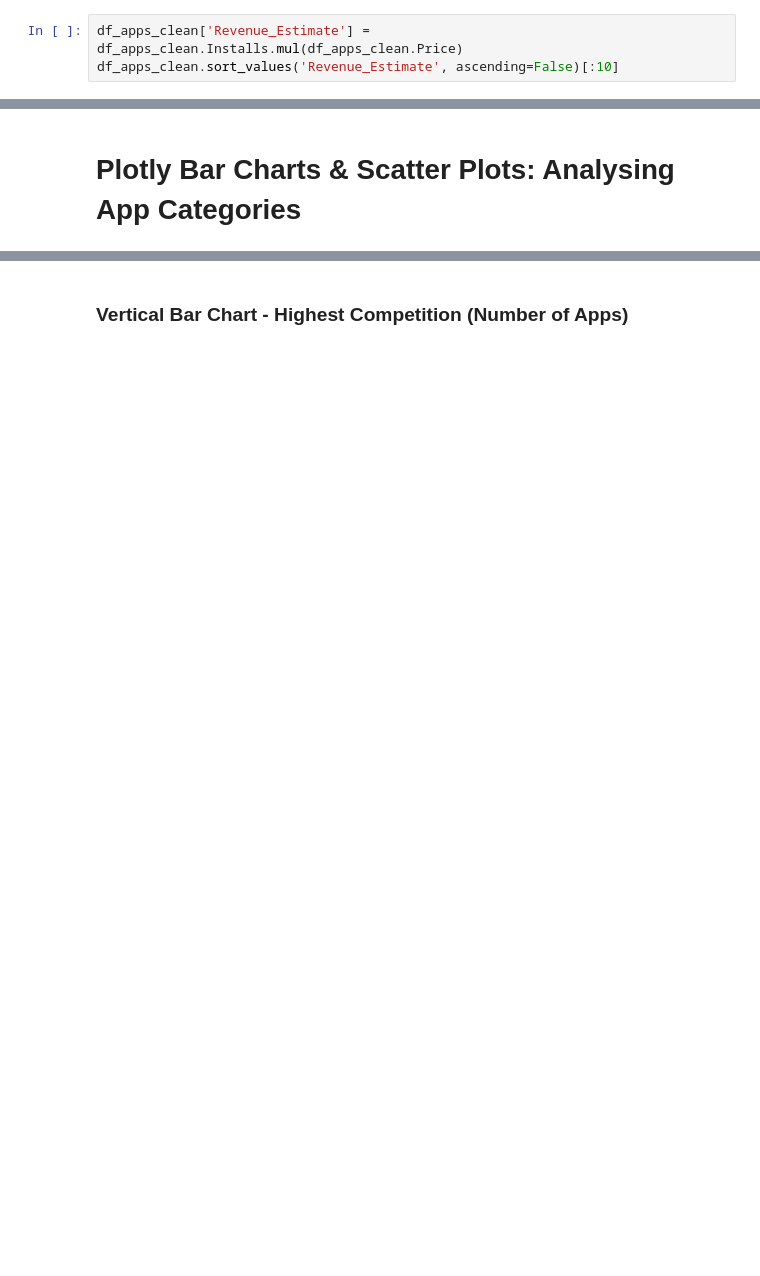
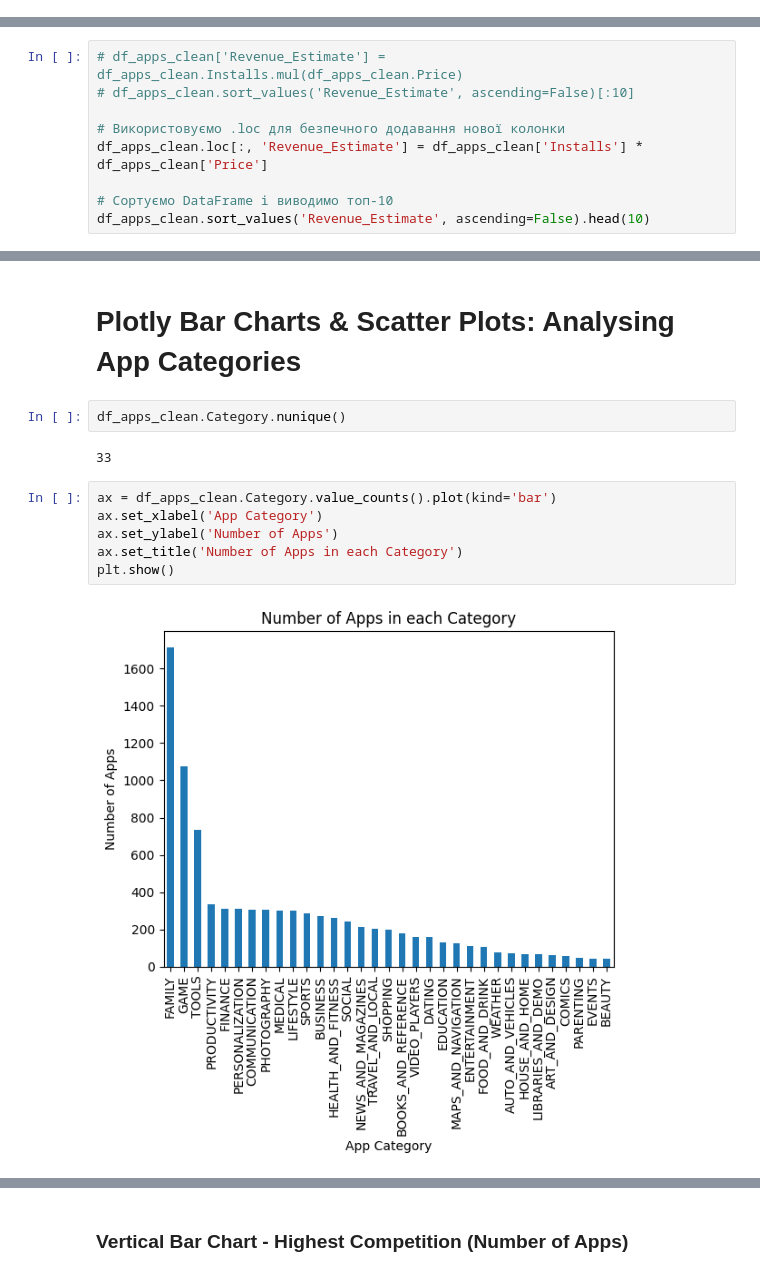
Before and after one commit to SiracencoSerghei/Bootcamp_Python, a Jupyter notebook: day_76/Google Play Store App Analytics .ipynb, the cells around one changed output, grey strips where cells are left out. Cells and saved outputs as stored; diff of their text form; blank space fills up the shorter version.

```diff
--- a/day_76/Google Play Store App Analytics .ipynb
+++ b/day_76/Google Play Store App Analytics .ipynb
@@ -395,6 +395,3 @@ df_apps_clean.sort_values('Price', ascending=False).head(5)
 | 4264 | Golfshot Plus: Golf GPS | SPORTS | 4.10 | 3387 | 25.00 | 50000 | Paid | 29.99 | Everyone | Sports |
 # %% [markdown]
 ### Highest Grossing Paid Apps (ballpark estimate)
-# %%
-df_apps_clean['Revenue_Estimate'] = df_apps_clean.Installs.mul(df_apps_clean.Price)
-df_apps_clean.sort_values('Revenue_Estimate', ascending=False)[:10]
@@ -412,0 +398,9 @@ df_apps_clean.sort_values('Revenue_Estimate', ascending=False)[:10]
+# %%
+# df_apps_clean['Revenue_Estimate'] = df_apps_clean.Installs.mul(df_apps_clean.Price)
+# df_apps_clean.sort_values('Revenue_Estimate', ascending=False)[:10]
+
+# Використовуємо .loc для безпечного додавання нової колонки
+df_apps_clean.loc[:, 'Revenue_Estimate'] = df_apps_clean['Installs'] * df_apps_clean['Price']
+
+# Сортуємо DataFrame і виводимо топ-10
+df_apps_clean.sort_values('Revenue_Estimate', ascending=False).head(10)
@@ -413,2 +419,14 @@ df_apps_clean.sort_values('Revenue_Estimate', ascending=False)[:10]
 # %% [markdown]
 # Plotly Bar Charts & Scatter Plots: Analysing App Categories
+# %%
+df_apps_clean.Category.nunique()
+# %% [output]
+33
+# %%
+ax = df_apps_clean.Category.value_counts().plot(kind='bar')
+ax.set_xlabel('App Category')
+ax.set_ylabel('Number of Apps')
+ax.set_title('Number of Apps in each Category')
+plt.show()
+# %% [output]
+[figure, added]
```
Also changed, not shown: parts of 24 cells of this notebook.
